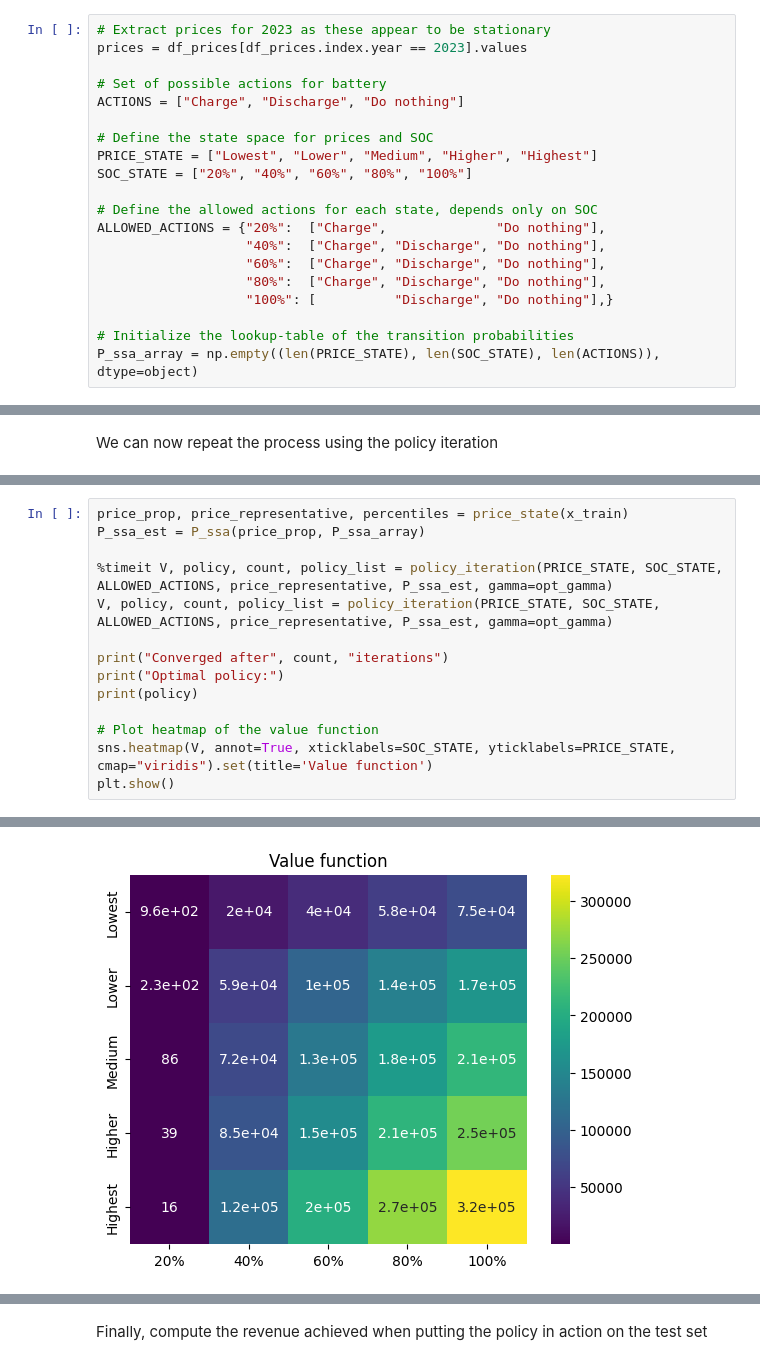
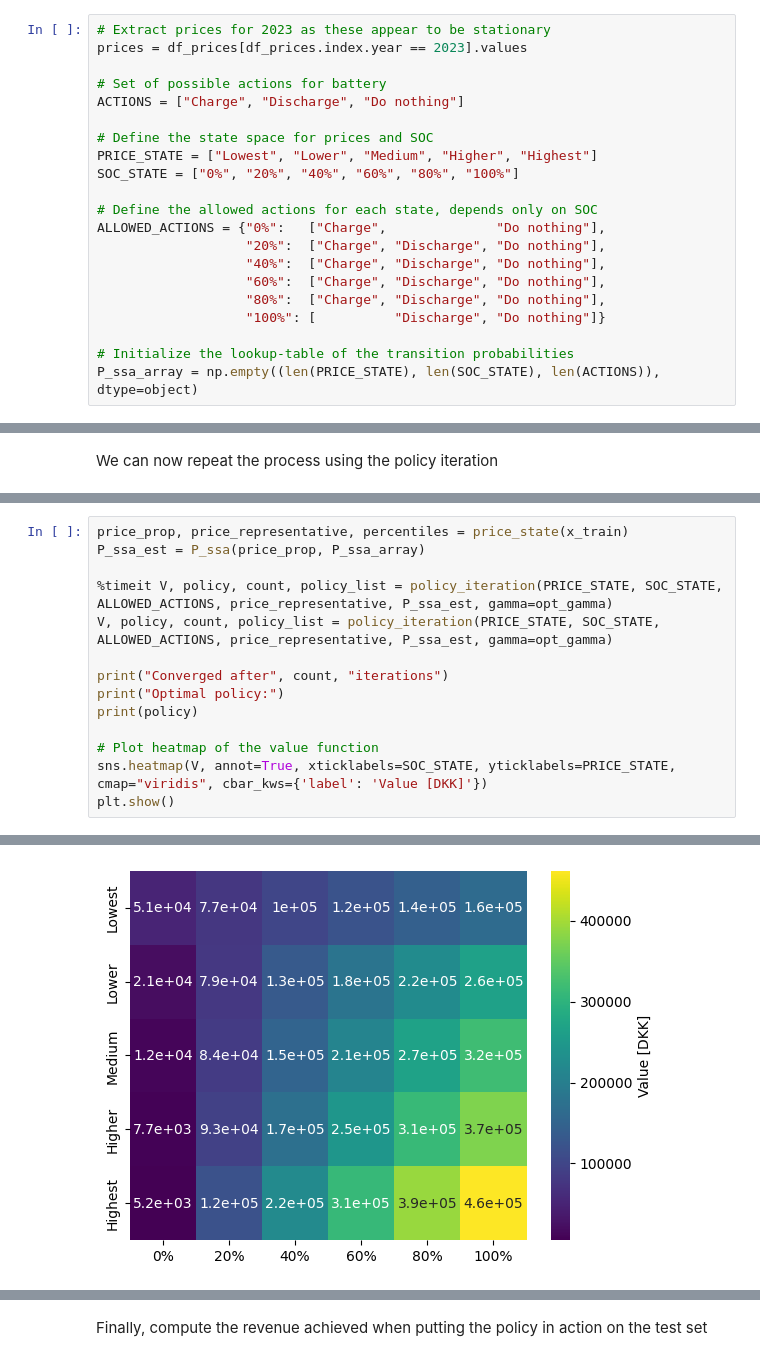
Before and after one commit to JacobSkaarup/46765_assignment3, a Jupyter notebook: main.ipynb, the cells around one changed output, grey strips where cells are left out. Drawn from its saved outputs; the diff is of its cells as text.

```diff
--- a/main.ipynb
+++ b/main.ipynb
@@ -36,14 +36,15 @@ ACTIONS = ["Charge", "Discharge", "Do nothing"]
 
 # Define the state space for prices and SOC
 PRICE_STATE = ["Lowest", "Lower", "Medium", "Higher", "Highest"]
-SOC_STATE = ["20%", "40%", "60%", "80%", "100%"]
+SOC_STATE = ["0%", "20%", "40%", "60%", "80%", "100%"]
 
 # Define the allowed actions for each state, depends only on SOC
-ALLOWED_ACTIONS = {"20%":  ["Charge",              "Do nothing"],
+ALLOWED_ACTIONS = {"0%":   ["Charge",              "Do nothing"],
+                   "20%":  ["Charge", "Discharge", "Do nothing"],
                    "40%":  ["Charge", "Discharge", "Do nothing"],
                    "60%":  ["Charge", "Discharge", "Do nothing"],
                    "80%":  ["Charge", "Discharge", "Do nothing"],
-                   "100%": [          "Discharge", "Do nothing"],}
+                   "100%": [          "Discharge", "Do nothing"]}
 
 # Initialize the lookup-table of the transition probabilities
 P_ssa_array = np.empty((len(PRICE_STATE), len(SOC_STATE), len(ACTIONS)), dtype=object)
@@ -415,6 +419,6 @@ print("Optimal policy:")
 print(policy)
 
 # Plot heatmap of the value function
-sns.heatmap(V, annot=True, xticklabels=SOC_STATE, yticklabels=PRICE_STATE, cmap="viridis").set(title='Value function')
+sns.heatmap(V, annot=True, xticklabels=SOC_STATE, yticklabels=PRICE_STATE, cmap="viridis", cbar_kws={'label': 'Value [DKK]'})
 plt.show()
 # %% [output]
@@ -429 +437 @@ Optimal policy:
-[figure, old version]
+[figure, new version]
```
Also changed, not shown: parts of 23 cells of this notebook.
